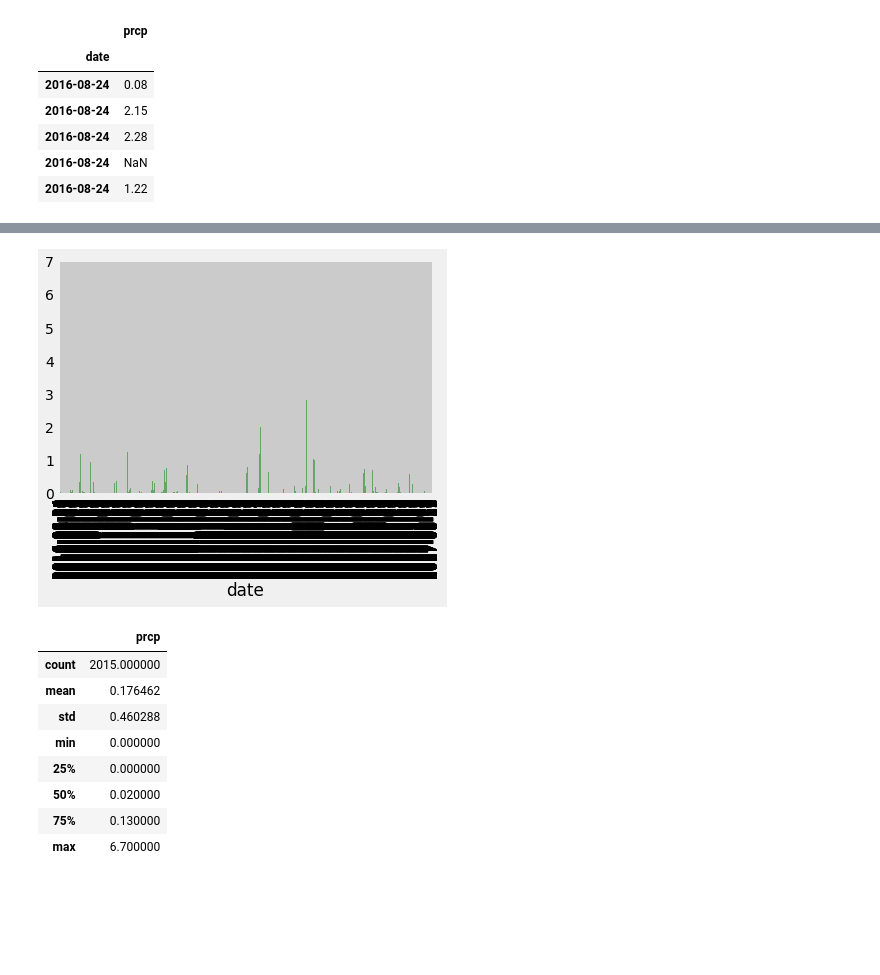
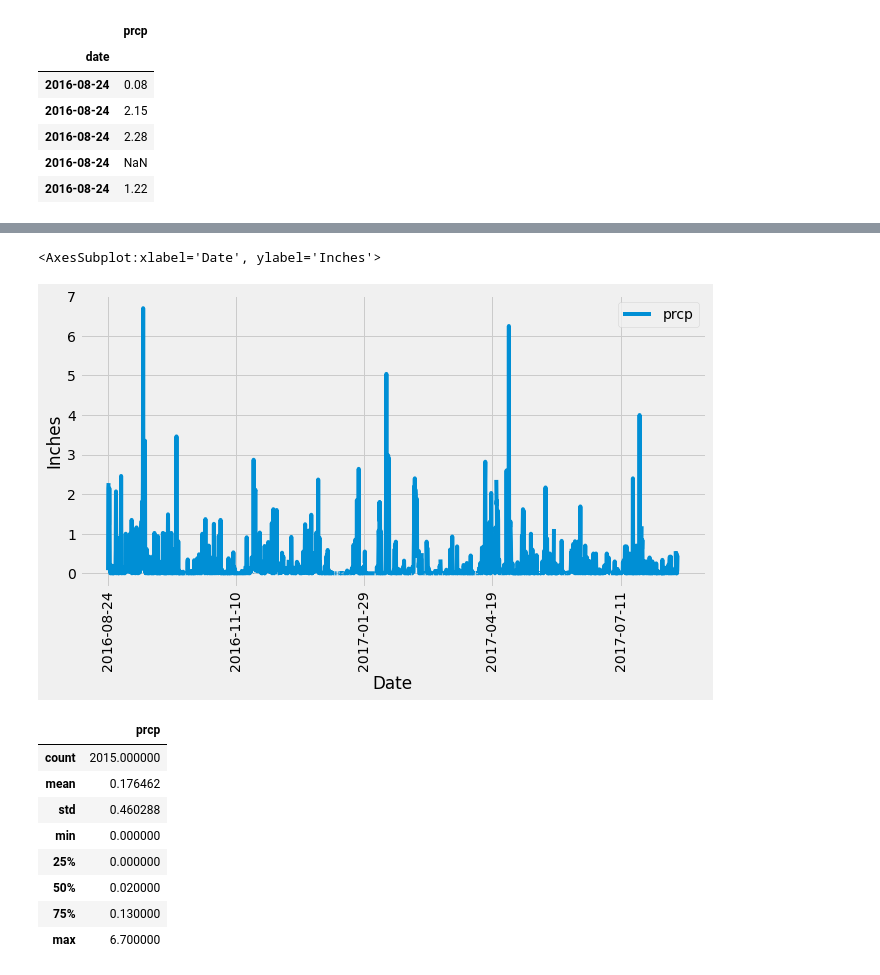
Before and after one commit to vijitdesilva/sqlalchemy-challenge, a Jupyter notebook: Instructions/climate_starter.ipynb, the cells around one changed output, grey strips where cells are left out. Drawn from its saved outputs; the diff is of its cells as text; code cells hidden in the pictures; blank space fills up the shorter version.

```diff
--- a/Instructions/climate_starter.ipynb
+++ b/Instructions/climate_starter.ipynb
@@ -36,8 +35,8 @@ Base.classes.keys()
 ['measurement', 'station']
 # %%
 # Save references to each table
-Hawaii_measurement = Base.classes.measurement
-Hawaii_measurement
+Measurement = Base.classes.measurement
+Measurement
 # %% [output]
 sqlalchemy.ext.automap.measurement
 # %%
@@ -55,6 +54,7 @@ session
 # Exploratory Precipitation Analysis
 # %%
 # Find the most recent date in the data set.
-session.query(Hawaii_measurement.date).order_by(Hawaii_measurement.date.desc()).first()
+latestDate = session.query(Measurement.date).order_by(Measurement.date.desc()).first()
+latestDate
 # %% [output]
 ('2017-08-23')
@@ -83,0 +61,23 @@ precipitation
+# %%
+#extract string from query object
+latestDate = list(np.ravel(latestDate))[0]
+#convert date string to datetime object
+latestDate = dt.datetime.strptime(latestDate, '%Y-%m-%d')
+
+#extract year, month, and day as integers
+latestYear = int(dt.datetime.strftime(latestDate, '%Y'))
+latestMonth = int(dt.datetime.strftime(latestDate, '%m'))
+latestDay = int(dt.datetime.strftime(latestDate, '%d'))
+
+#calculate one year before latest date
+yearBefore = dt.date(latestYear, latestMonth, latestDay) - dt.timedelta(days=365)
+# %%
+# Design a query to retrieve the last 12 months of precipitation data and plot the results.
+# Starting from the most recent data point in the database.
+
+# Calculate the date one year from the last date in data set.
+# Perform a query to retrieve the data and precipitation scores
+precipitation = (session.query(Measurement.date, Measurement.prcp).\
+    filter(Measurement.date > yearBefore).\
+    order_by(Measurement.date).all())
+precipitation
@@ -105,4 +118,0 @@ AttributeError: 'AxesSubplot' object has no attribute 'xlabel'
-# %%
-SF_Health_Chart = prcp_df1.plot(kind ="bar", facecolor="green", align="center", alpha=0.5, legend=False)
-# %% [output]
-[figure, removed]
@@ -126,3 +119,10 @@ SF_Health_Chart = prcp_df1.plot(kind ="bar", facecolor="green", align="center",
+# %%
+# Use Pandas Plotting with Matplotlib to plot the data
+chart = prcp_df1.plot(xlabel="Date", ylabel="Inches", figsize=(10,5), legend="Precipitation", rot="vertical" )
+chart
+# %% [output]
+<AxesSubplot:xlabel='Date', ylabel='Inches'>
+[figure, added]
 # %%
 # Use Pandas to calcualte the summary statistics for the precipitation data
 prcp_df1.describe()
```
Also changed, not shown: parts of 23 cells of this notebook, 1 other file.
